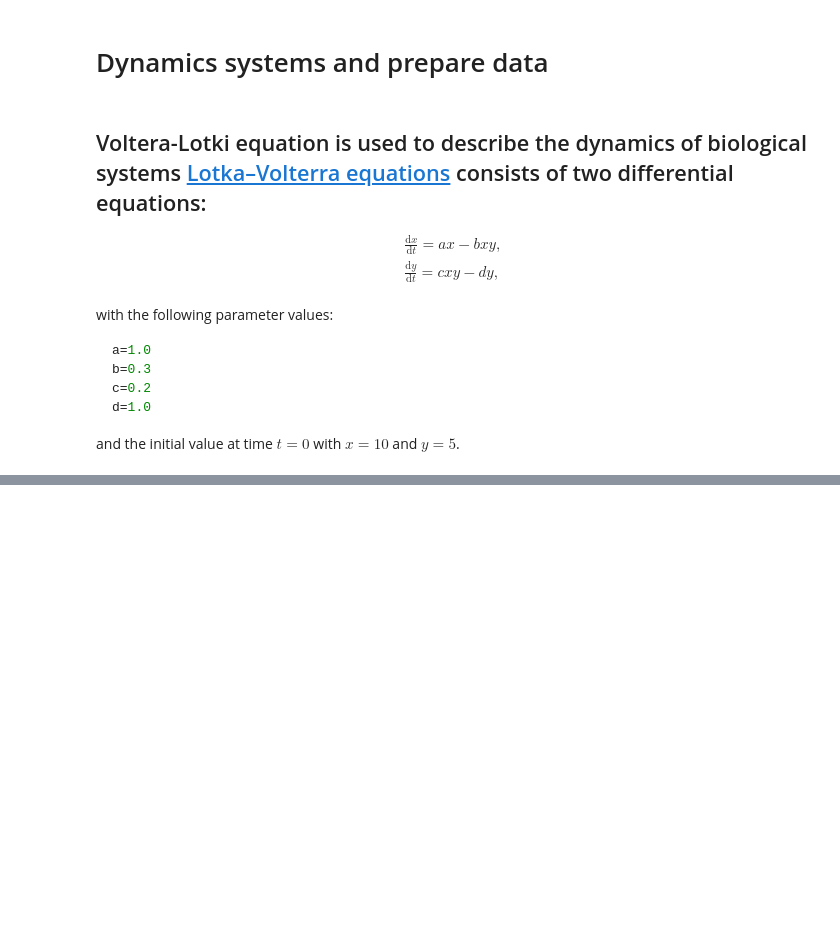
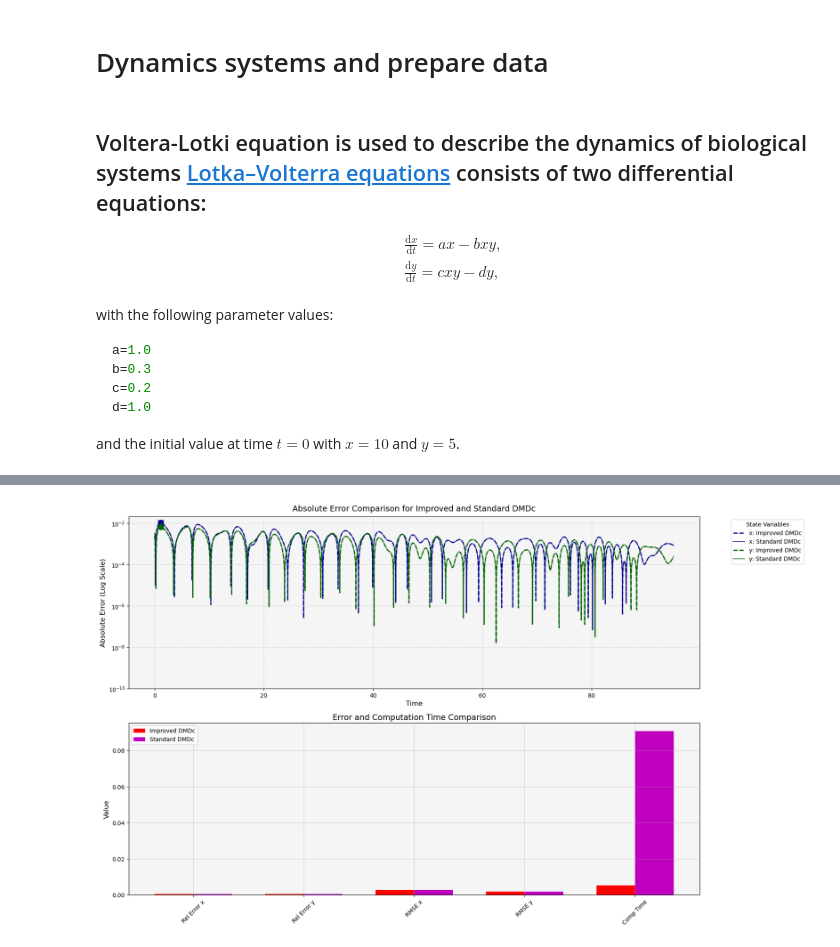
Before and after one commit to thexuanphuc/impoved_DMDC, a Jupyter notebook: improved_dmdc_lotka.ipynb, the cells around one changed output, grey strips where cells are left out. Drawn from its saved outputs; the diff is of its cells as text; code cells hidden in the pictures; blank space fills up the shorter version.

```diff
--- a/improved_dmdc_lotka.ipynb
+++ b/improved_dmdc_lotka.ipynb
@@ -156,3 +288,55 @@ DMD Modes shape:
+# %%
+# Create figure with 2 subplots
+fig = plt.figure(figsize=(18, 12))
+
+# Plot 1: Absolute Error Comparison (Improved)
+ax5 = fig.add_subplot(211)
+abs_error_improved = np.abs(X_data[:, :-1] - recons)
+abs_error_std = np.abs(X_data[:, :-1] - recons_std)
+
+# Plot errors with grouped colors and different line styles
+ax5.plot(t_array[:N_train-1], abs_error_improved[0, :], color='darkblue', linestyle='--', label='x: Improved DMDc', linewidth=2.0)
+ax5.plot(t_array[:N_train-1], abs_error_std[0, :], color='darkblue', linestyle='-', label='x: Standard DMDc', linewidth=1.5, alpha=0.7)
+ax5.plot(t_array[:N_train-1], abs_error_improved[1, :], color='darkgreen', linestyle='--', label='y: Improved DMDc', linewidth=2.0)
+ax5.plot(t_array[:N_train-1], abs_error_std[1, :], color='darkgreen', linestyle='-', label='y: Standard DMDc', linewidth=1.5, alpha=0.7)
+
+# Annotate peak errors for each variable
+for i, var in enumerate(['x', 'y']):
+    max_idx_imp = np.argmax(abs_error_improved[i, :])
+    max_idx_std = np.argmax(abs_error_std[i, :])
+    ax5.scatter(t_array[max_idx_imp], abs_error_improved[i, max_idx_imp], color='darkblue' if i == 0 else 'darkgreen' if i == 1 else 'darkcyan', marker='o', s=100)
+    ax5.scatter(t_array[max_idx_std], abs_error_std[i, max_idx_std], color='darkblue' if i == 0 else 'darkgreen' if i == 1 else 'darkcyan', marker='x', s=100)
+
+ax5.set_title('Absolute Error Comparison for Improved and Standard DMDc', fontsize=14, pad=10)
+ax5.set_xlabel('Time', fontsize=12)
+ax5.set_ylabel('Absolute Error (Log Scale)', fontsize=12)
+ax5.set_yscale('log')  # Logarithmic scale for better visibility
+ax5.set_ylim(bottom=1e-10)  # Avoid log scale issues with zero
+ax5.legend(bbox_to_anchor=(1.05, 1), loc='upper left', fontsize=10, title='State Variables')
+ax5.grid(True, which="both", ls="--", alpha=0.5)
+ax5.set_facecolor('#f5f5f5')  # Light background for contrast
+
+# Plot 2: Error and Time Metrics (Unchanged)
+ax6 = fig.add_subplot(212)
+metrics = ['Rel Error x', 'Rel Error y', 'RMSE x', 'RMSE y', 'Comp Time']
+values_improved = [rel_error_improved[0], rel_error_improved[1],  rmse_improved[0], rmse_improved[1],  time_improved]
+values_std = [rel_error_std[0], rel_error_std[1],  rmse_std[0], rmse_std[1], time_standard]
+x = np.arange(len(metrics))
+width = 0.35
+ax6.bar(x - width/2, values_improved, width, label='Improved DMDc', color='r')
+ax6.bar(x + width/2, values_std, width, label='Standard DMDc', color='m')
+ax6.set_xticks(x)
+ax6.set_xticklabels(metrics, rotation=45)
+ax6.set_title('Error and Computation Time Comparison', fontsize=14)
+ax6.set_ylabel('Value', fontsize=12)
+ax6.legend(fontsize=10)
+ax6.grid(True, alpha=0.5)
+ax6.set_facecolor('#f5f5f5')
+
+# plt.tight_layout()
+# plt.savefig('dmdc_error_comparison_improved.png')
+# %% [output]
+[figure, added]
 # %%
 from pydmd import DMD, DMDc
 from pydmd.plotter import plot_eigs
```
Also changed, not shown: parts of 11 cells of this notebook, 26 other files.
